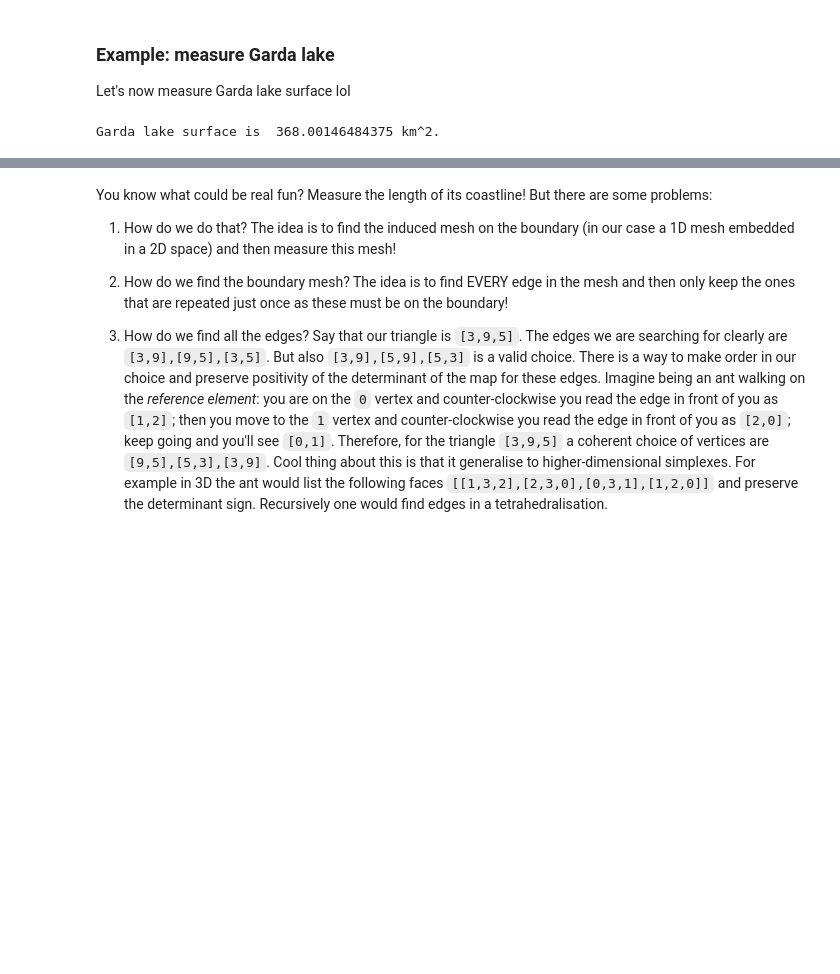
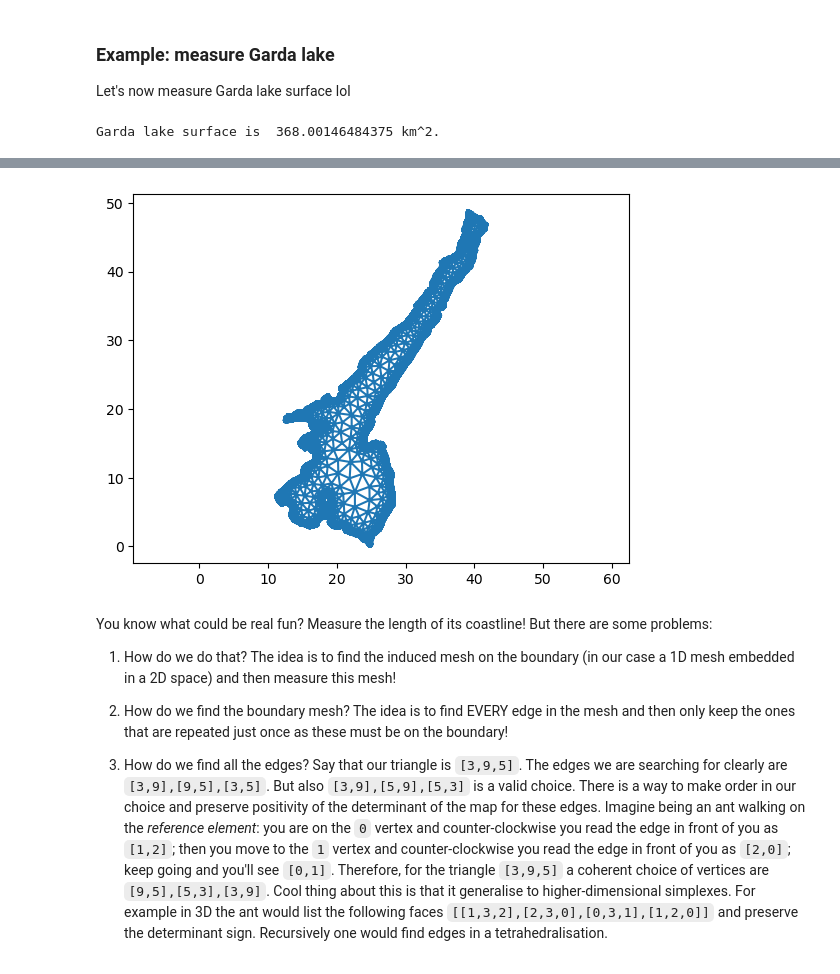
Before and after one commit to francozivcovich/AFEMP2024, a Jupyter notebook: ipynb-files/02 Meshes.ipynb, the cells around one changed output, grey strips where cells are left out. Saved outputs shown, nothing was run; the diff lists cells and outputs as text; code cells hidden in the pictures; blank space fills up the shorter version.

```diff
--- a/ipynb-files/02 Meshes.ipynb
+++ b/ipynb-files/02 Meshes.ipynb
@@ -346,8 +346,9 @@ dtB = np.linalg.det( B )
 
 print('Garda lake surface is  %3s km^2.' % ( np.sum( dtB ) / np.math.factorial( d ) ) )
 
-%matplotlib notebook
+%matplotlib inline
 fig = plt.figure()
+plt.rcParams["figure.figsize"]=20,20
 ax  = fig.gca()
 ax.axis('equal')
 plt.triplot( mesh.points[:,0], mesh.points[:,1], triangles = mesh.cells[0].data )
@@ -359,3 +358,4 @@ Garda lake surface is  368.00146484375 km^2.
+[figure, added]
 # %% [markdown]
 You know what could be real fun? Measure the length of its coastline! But there are some problems:
 
```
Also changed, not shown: parts of 3 cells of this notebook, 28 other files.
